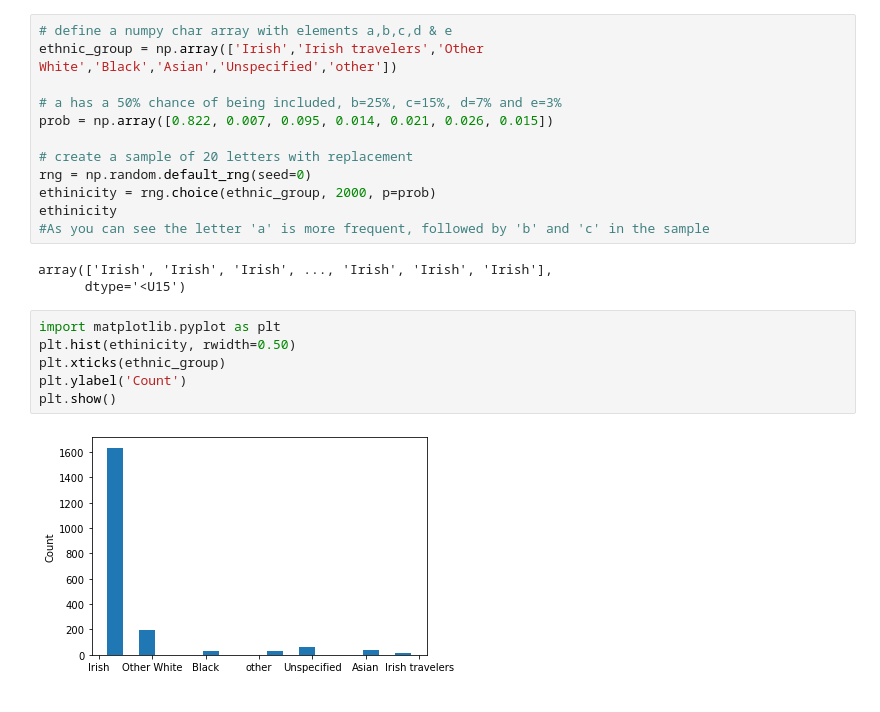
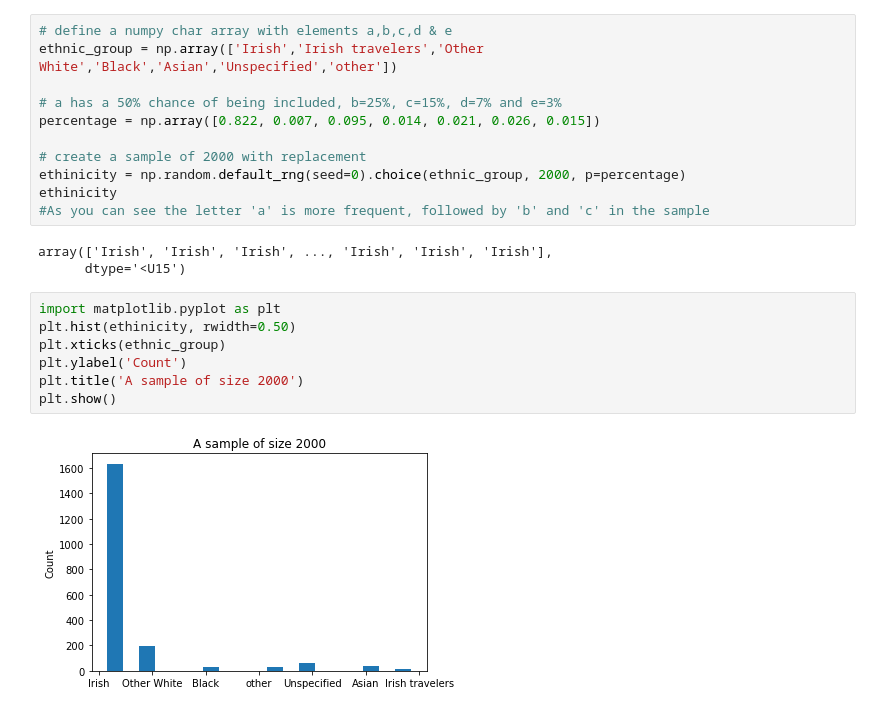
Before and after one commit to BYalini/project_programming_for_data_analysis, a Jupyter notebook: PDA_Project2020.ipynb, the cells around one changed output. Saved outputs shown, nothing was run; the diff lists cells and outputs as text.

```diff
--- a/PDA_Project2020.ipynb
+++ b/PDA_Project2020.ipynb
@@ -134,11 +141,10 @@ Irish 82.2%, Irish travelers 0.7%, other white 9.5%, Asian 2.1%, black 1.4%, oth
 ethnic_group = np.array(['Irish','Irish travelers','Other White','Black','Asian','Unspecified','other'])
 
 # a has a 50% chance of being included, b=25%, c=15%, d=7% and e=3%
-prob = np.array([0.822, 0.007, 0.095, 0.014, 0.021, 0.026, 0.015])
+percentage = np.array([0.822, 0.007, 0.095, 0.014, 0.021, 0.026, 0.015])
 
-# create a sample of 20 letters with replacement
-rng = np.random.default_rng(seed=0)
-ethinicity = rng.choice(ethnic_group, 2000, p=prob)
+# create a sample of 2000 with replacement
+ethinicity = np.random.default_rng(seed=0).choice(ethnic_group, 2000, p=percentage)
 ethinicity
 #As you can see the letter 'a' is more frequent, followed by 'b' and 'c' in the sample
 # %% [output]
@@ -147,8 +153,9 @@ array(['Irish', 'Irish', 'Irish', ..., 'Irish', 'Irish', 'Irish'],
 # %%
 import matplotlib.pyplot as plt
 plt.hist(ethinicity, rwidth=0.50)
 plt.xticks(ethnic_group)
 plt.ylabel('Count')
+plt.title('A sample of size 2000')
 plt.show()
 # %% [output]
-[figure, old version]
+[figure, new version]
```
Also changed, not shown: parts of 8 cells of this notebook, 9 other files.
